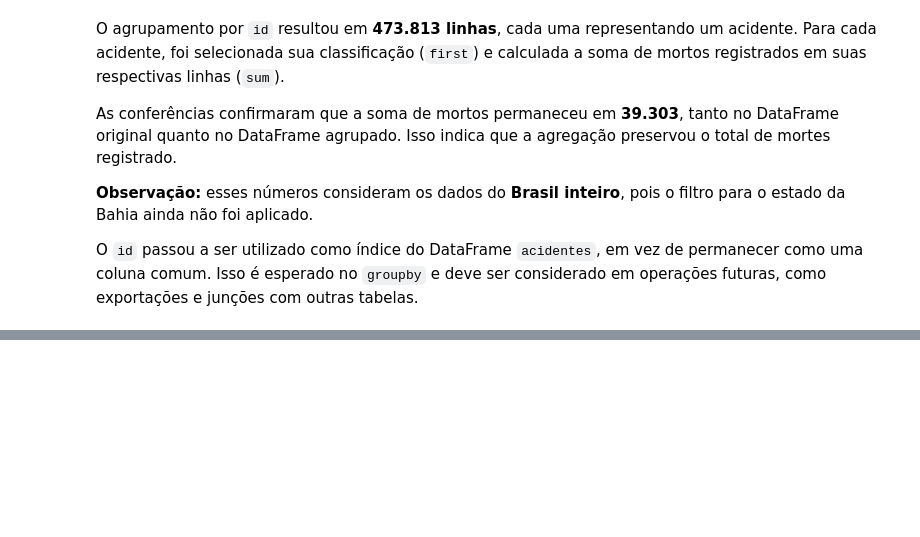
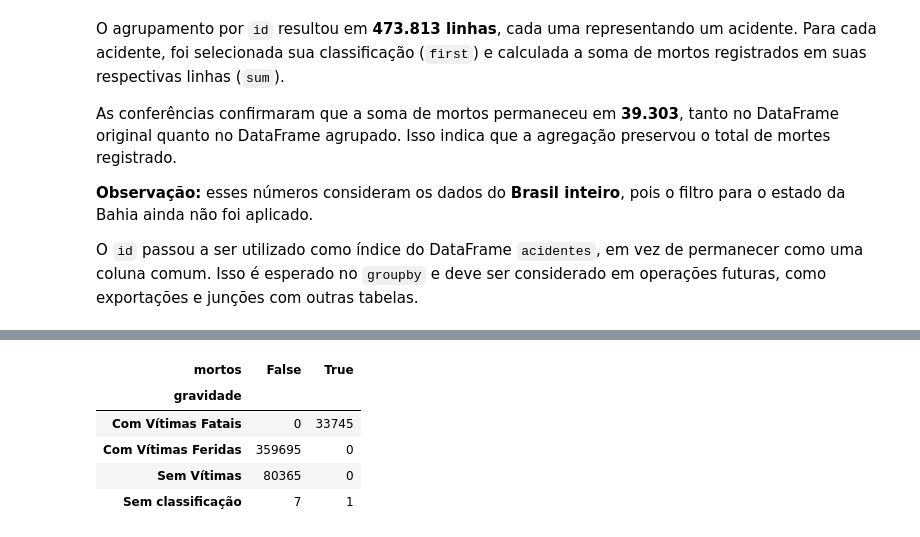
Before and after one commit to dg-reis/acidentes-prf-bahia, a Jupyter notebook: notebooks/01_exploracao.ipynb, the cells around one changed output, grey strips where cells are left out. Saved outputs shown, nothing was run; the diff lists cells and outputs as text; code cells hidden in the pictures; blank space fills up the shorter version.

Commit message:
Valida classificacao_acidente e mortos por acidente

```diff
--- a/notebooks/01_exploracao.ipynb
+++ b/notebooks/01_exploracao.ipynb
@@ -342,0 +349,13 @@ O `id` passou a ser utilizado como índice do DataFrame `acidentes`, em vez de p
+# %%
+# Cruzando a classificação do acidente, do DF "acidentes", com a frequência em que "mortos > 0"
+pd.crosstab(
+    acidentes["gravidade"].fillna("Sem classificação"),  # Cada linha é uma 'classificacao_acidente'
+    acidentes["mortos"] > 0  # Cria duas colunas (false e true) com o total de ocorrências onde "mortos > 0"
+)
+# %% [output]
+| mortos | False | True |
+| gravidade |  |  |
+| Com Vítimas Fatais | 0 | 33745 |
+| Com Vítimas Feridas | 359695 | 0 |
+| Sem Vítimas | 80365 | 0 |
+| Sem classificação | 7 | 1 |
```
Also changed, not shown: parts of 2 cells of this notebook.
